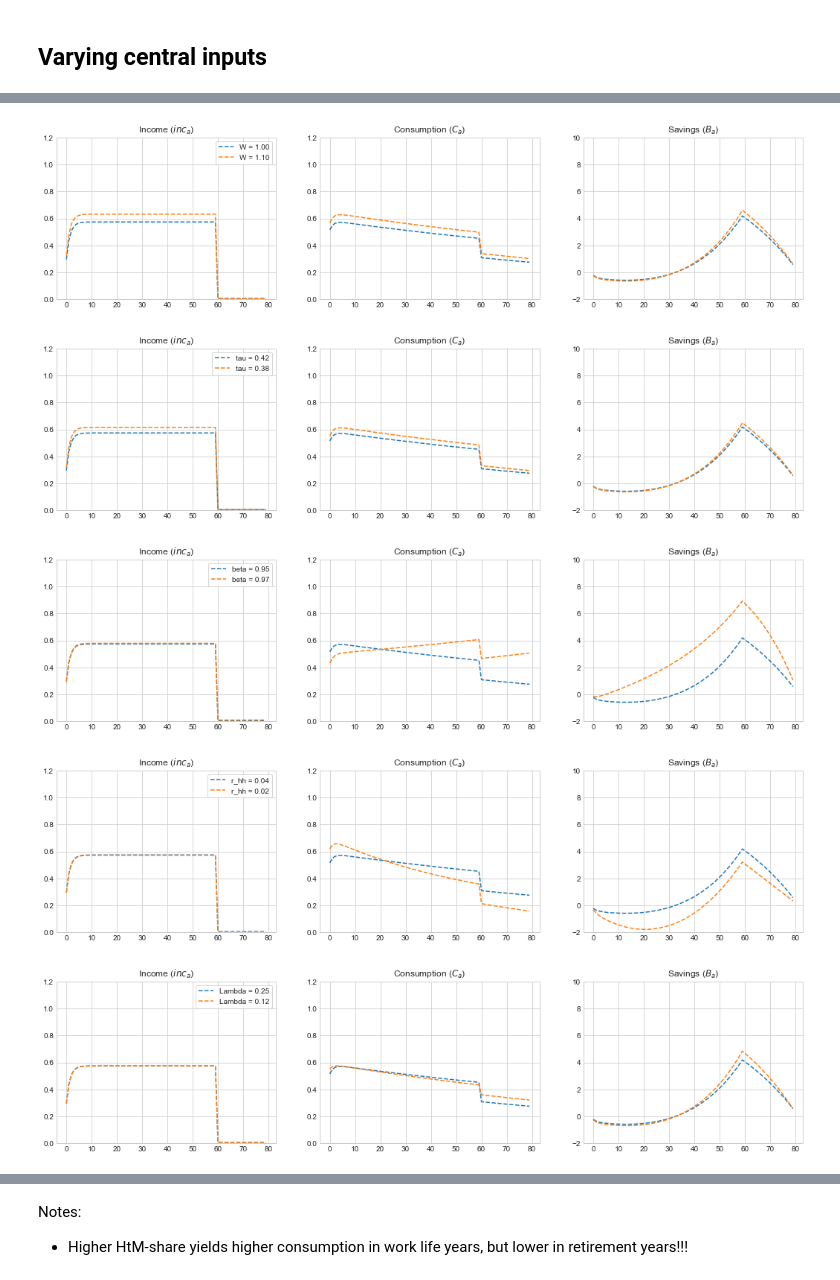
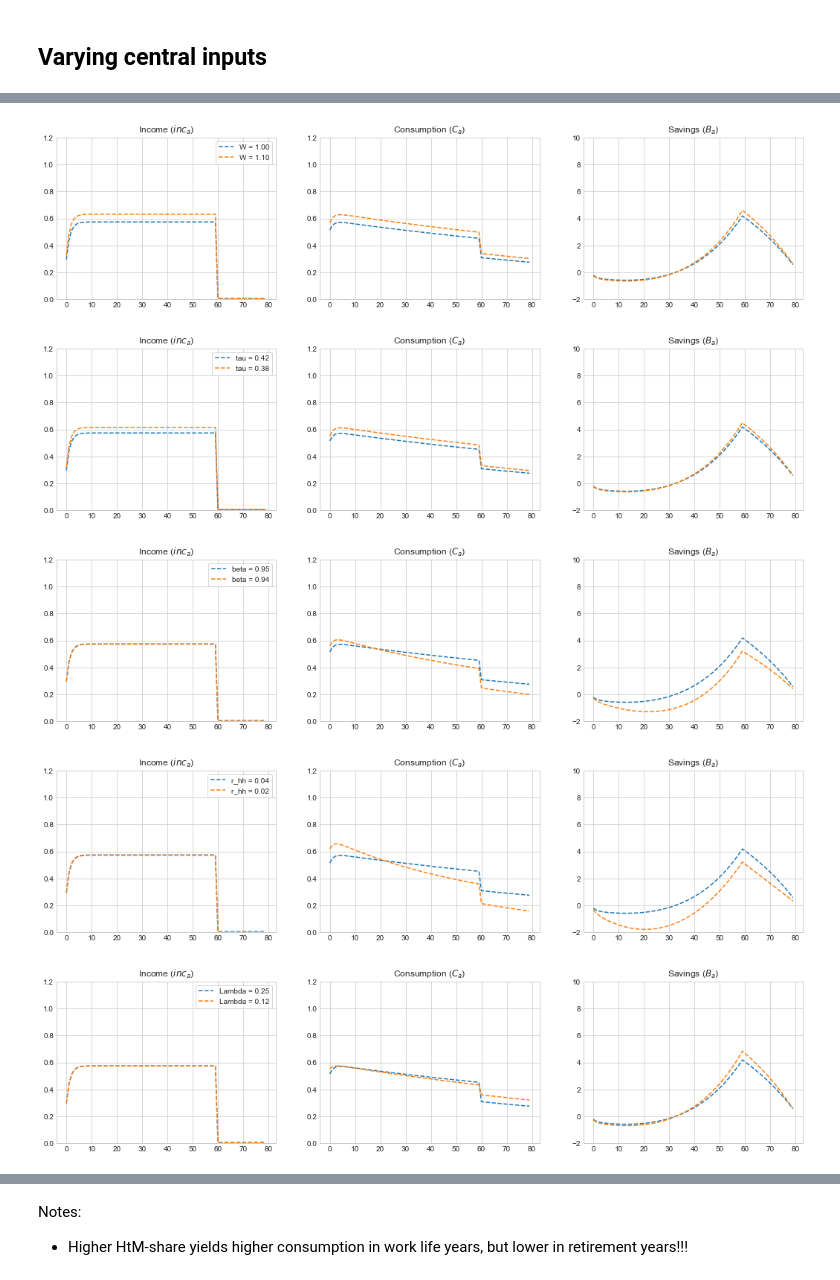
Before and after one commit to HansChristianPOLIT/MiniMAKRO, a Jupyter notebook: Household_test.ipynb, the cells around one changed output, grey strips where cells are left out. Cells and saved outputs as stored; diff of their text form; code cells hidden in the pictures.

```diff
--- a/Household_test.ipynb
+++ b/Household_test.ipynb
@@ -126,34 +123,34 @@ def compare_models(model,name,value,ns='ss'):
     ax = fig.add_subplot(1,3,1)
     ax.plot(ss.inc_a,ls='--',label=f'{name} = {oldvalue:.2f}')
     ax.plot(model_.ss.inc_a,ls='--',label=f'{name} = {value:.2f}')
     ax.set_title('Income ($inc_{a}$)');
     ax.set_ylim([0,1.2])
     ax.legend(frameon=True)
 
     ax = fig.add_subplot(1,3,2)
     ax.plot(ss.C_a,ls='--',label=f'{name} = {oldvalue:.2f}')
     ax.plot(model_.ss.C_a,ls='--',label=f'{name} = {value:.2f}')
     ax.set_title('Consumption ($C_{a}$)');
     ax.set_ylim([0,1.2])
 
     ax = fig.add_subplot(1,3,3)
     ax.plot(ss.B_a,ls='--',label=f'{name} = {oldvalue:.2f}')
     ax.plot(model_.ss.B_a,ls='--',label=f'{name} = {value:.2f}')
     ax.set_title('Savings ($B_{a}$)')
     ax.set_ylim([-2,10])
 
 compare_models(model,'Bq',ss.Bq*0.0)
 compare_models(model,'mu_B',par.mu_B/2,ns='par')
 compare_models(model,'W',ss.W*1.1)
 compare_models(model,'tau',ss.tau*0.9)
-compare_models(model,'beta',par.beta+0.02,ns='par')
+compare_models(model,'beta',par.beta-0.01,ns='par')
 compare_models(model,'r_hh',par.r_hh-0.02,ns='par')
 compare_models(model,'Lambda',par.Lambda/2,ns='par')
 # %% [output]
 [figure]
 [figure]
 [figure]
 [figure]
-[figure, old version]
+[figure, new version]
 [figure]
 [figure]
```
Also changed, not shown: parts of 4 cells of this notebook, 2 other files.
